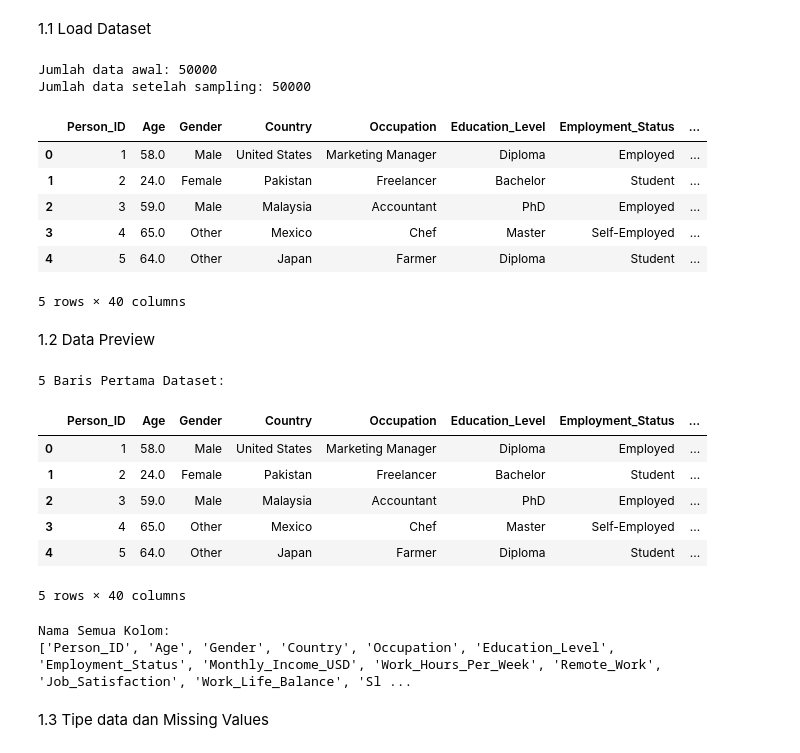
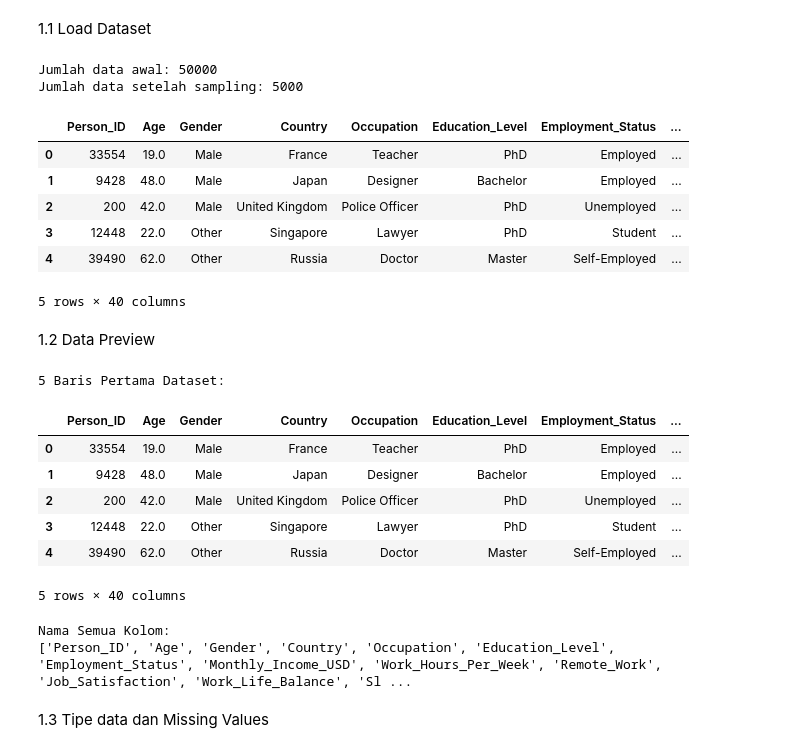
Before and after one commit to Raditya-Z/MachineLearning_244107020144, a Jupyter notebook: QUIZ1/PerbandinganKsama-MetodeKmeans/K4_Studi_Kasus_KMeans_Manhattan2.ipynb, the cells around one changed output. Cells and saved outputs as stored; diff of their text form; code cells hidden in the pictures.

```diff
--- a/QUIZ1/PerbandinganKsama-MetodeKmeans/K4_Studi_Kasus_KMeans_Manhattan2.ipynb
+++ b/QUIZ1/PerbandinganKsama-MetodeKmeans/K4_Studi_Kasus_KMeans_Manhattan2.ipynb
@@ -42,25 +42,25 @@ os.makedirs(OUTPUT_DIR, exist_ok=True)
 # %%
 df = pd.read_csv('burnout_dataset1.csv')
 
 print(f'Jumlah data awal: {len(df)}')
 
-# df = df.sample(
-#     n=5000,
-#     random_state=42
-# ).reset_index(drop=True)
+df = df.sample(
+    n=5000,
+    random_state=42
+).reset_index(drop=True)
 
 print(f'Jumlah data setelah sampling: {len(df)}')
 
 df.head()
 # %% [output]
 Jumlah data awal: 50000
-Jumlah data setelah sampling: 50000
+Jumlah data setelah sampling: 5000
 |  | Person_ID | Age | Gender | Country | Occupation | Education_Level | Employment_Status | ... |
-| 0 | 1 | 58.0 | Male | United States | Marketing Manager | Diploma | Employed | ... |
-| 1 | 2 | 24.0 | Female | Pakistan | Freelancer | Bachelor | Student | ... |
-| 2 | 3 | 59.0 | Male | Malaysia | Accountant | PhD | Employed | ... |
-| 3 | 4 | 65.0 | Other | Mexico | Chef | Master | Self-Employed | ... |
-| 4 | 5 | 64.0 | Other | Japan | Farmer | Diploma | Student | ... |
+| 0 | 33554 | 19.0 | Male | France | Teacher | PhD | Employed | ... |
+| 1 | 9428 | 48.0 | Male | Japan | Designer | Bachelor | Employed | ... |
+| 2 | 200 | 42.0 | Male | United Kingdom | Police Officer | PhD | Unemployed | ... |
+| 3 | 12448 | 22.0 | Other | Singapore | Lawyer | PhD | Student | ... |
+| 4 | 39490 | 62.0 | Other | Russia | Doctor | Master | Self-Employed | ... |
 5 rows × 40 columns
 # %% [markdown]
 1.2 Data Preview
@@ -73,11 +73,11 @@ print(df.columns.tolist())
 # %% [output]
 5 Baris Pertama Dataset:
 |  | Person_ID | Age | Gender | Country | Occupation | Education_Level | Employment_Status | ... |
-| 0 | 1 | 58.0 | Male | United States | Marketing Manager | Diploma | Employed | ... |
-| 1 | 2 | 24.0 | Female | Pakistan | Freelancer | Bachelor | Student | ... |
-| 2 | 3 | 59.0 | Male | Malaysia | Accountant | PhD | Employed | ... |
-| 3 | 4 | 65.0 | Other | Mexico | Chef | Master | Self-Employed | ... |
-| 4 | 5 | 64.0 | Other | Japan | Farmer | Diploma | Student | ... |
+| 0 | 33554 | 19.0 | Male | France | Teacher | PhD | Employed | ... |
+| 1 | 9428 | 48.0 | Male | Japan | Designer | Bachelor | Employed | ... |
+| 2 | 200 | 42.0 | Male | United Kingdom | Police Officer | PhD | Unemployed | ... |
+| 3 | 12448 | 22.0 | Other | Singapore | Lawyer | PhD | Student | ... |
+| 4 | 39490 | 62.0 | Other | Russia | Doctor | Master | Self-Employed | ... |
 5 rows × 40 columns
 Nama Semua Kolom:
 ['Person_ID', 'Age', 'Gender', 'Country', 'Occupation', 'Education_Level', 'Employment_Status', 'Monthly_Income_USD', 'Work_Hours_Per_Week', 'Remote_Work', 'Job_Satisfaction', 'Work_Life_Balance', 'Sl ...
```
Also changed, not shown: parts of 20 cells of this notebook.
